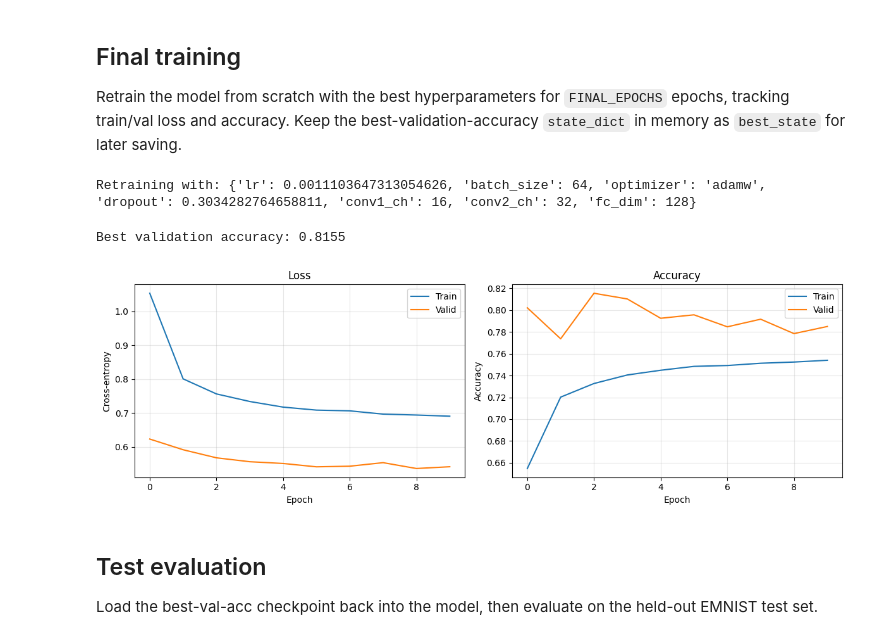
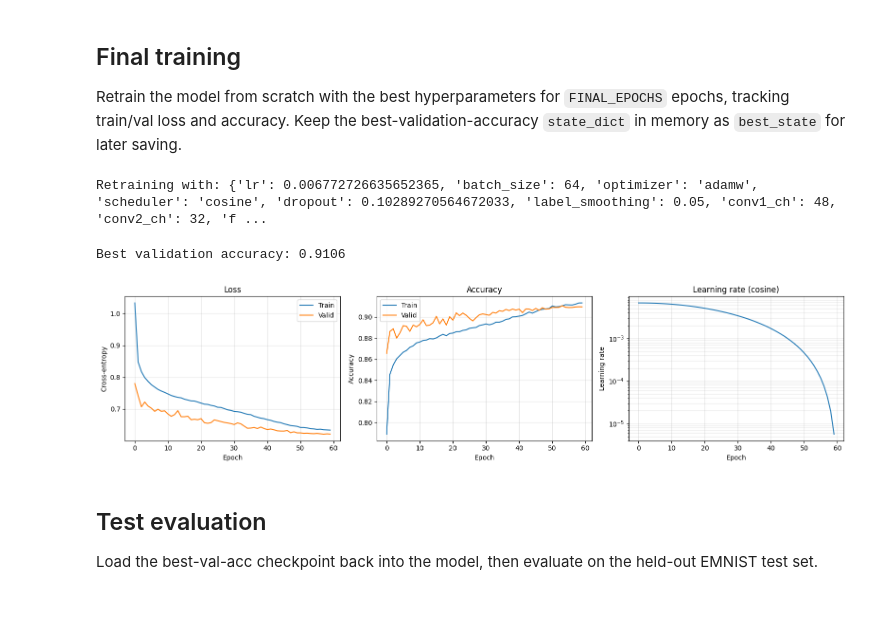
Before and after one commit to laharigandrapu11/crisp, a Jupyter notebook: stage1_ocr/recognition/train_recognition_cnn.ipynb, the cells around one changed output. Drawn from its saved outputs; the diff is of its cells as text; code cells hidden in the pictures; blank space fills up the shorter version.

Commit message:
Improved recognition model accuracy

```diff
--- a/stage1_ocr/recognition/train_recognition_cnn.ipynb
+++ b/stage1_ocr/recognition/train_recognition_cnn.ipynb
@@ -387,7 +434,7 @@ To keep the search tractable on a laptop, each trial trains on a **fixed 100K-sa
 # %%
 N_TRIALS = 20
 TUNING_EPOCHS = 3
-TUNING_TRAIN_SIZE = 100_000
+TUNING_TRAIN_SIZE = 25_000
 NUM_WORKERS = 0
 PIN_MEMORY = device.type == "mps"
 
@@ -413,12 +460,14 @@ def make_loaders(batch_size: int, tuning: bool):
 
 
 def objective(trial: optuna.Trial) -> float:
-    lr = trial.suggest_float("lr", 1e-4, 1e-2, log=True)
+    lr = trial.suggest_float("lr", 3e-4, 5e-2, log=True)
     batch_size = trial.suggest_categorical("batch_size", [64, 128, 256])
     optimizer_name = trial.suggest_categorical(
         "optimizer", ["adam", "adamw", "sgd_momentum"]
     )
-    dropout = trial.suggest_float("dropout", 0.1, 0.5)
+    scheduler_name = trial.suggest_categorical("scheduler", ["none", "cosine"])
+    dropout = trial.suggest_float("dropout", 0.1, 0.6)
+    label_smoothing = trial.suggest_categorical("label_smoothing", [0.0, 0.05, 0.1])
     conv1_ch = trial.suggest_categorical("conv1_ch", [16, 32, 48])
     conv2_ch = trial.suggest_categorical("conv2_ch", [32, 64, 96])
     fc_dim = trial.suggest_categorical("fc_dim", [128, 256])
@@ -427,7 +476,10 @@ def objective(trial: optuna.Trial) -> float:
         conv1_ch=conv1_ch, conv2_ch=conv2_ch, fc_dim=fc_dim, dropout=dropout,
     ).to(device)
     optimizer = build_optimizer(optimizer_name, model.parameters(), lr)
-    criterion = nn.CrossEntropyLoss(weight=class_weights)
+    scheduler = build_scheduler(scheduler_name, optimizer, total_epochs=TUNING_EPOCHS)
+    criterion = nn.CrossEntropyLoss(
+        weight=class_weights, label_smoothing=label_smoothing
+    )
 
     train_loader, val_loader = make_loaders(batch_size, tuning=True)
 
@@ -435,6 +487,8 @@ def objective(trial: optuna.Trial) -> float:
     for epoch in range(TUNING_EPOCHS):
         execute_trainstep(model, device, train_loader, criterion, optimizer)
         _, val_acc = validate(model, device, val_loader, criterion)
+        if scheduler is not None:
+            scheduler.step()
         best_val_acc = max(best_val_acc, val_acc)
 
         trial.report(val_acc, epoch)
@@ -494,7 +548,7 @@ Completed: 6, Pruned: 14
 
 Retrain the model from scratch with the best hyperparameters for `FINAL_EPOCHS` epochs, tracking train/val loss and accuracy. Keep the best-validation-accuracy `state_dict` in memory as `best_state` for later saving.
 # %%
-FINAL_EPOCHS = 10
+FINAL_EPOCHS = 60
 
 best_params = study.best_params
 print("Retraining with:", best_params)
@@ -508,7 +562,12 @@ model = RecognitionCNN(
 optimizer = build_optimizer(
     best_params["optimizer"], model.parameters(), best_params["lr"]
 )
-criterion = nn.CrossEntropyLoss(weight=class_weights)
+scheduler = build_scheduler(
+    best_params["scheduler"], optimizer, total_epochs=FINAL_EPOCHS
+)
+criterion = nn.CrossEntropyLoss(
+    weight=class_weights, label_smoothing=best_params["label_smoothing"]
+)
 
 train_loader, val_loader = make_loaders(best_params["batch_size"], tuning=False)
 test_loader = DataLoader(
@@ -518,15 +577,21 @@ test_loader = DataLoader(
 
 train_losses, valid_losses = [], []
 train_accs, valid_accs = [], []
+learning_rates: list[float] = []
 best_val_acc = 0.0
 best_state: dict | None = None
 
 pbar = tqdm(range(1, FINAL_EPOCHS + 1), desc="Training")
 for epoch in pbar:
+    current_lr = optimizer.param_groups[0]["lr"]
+    learning_rates.append(current_lr)
+
     tr_loss, tr_acc = execute_trainstep(
         model, device, train_loader, criterion, optimizer
     )
     va_loss, va_acc = validate(model, device, val_loader, criterion)
+    if scheduler is not None:
+        scheduler.step()
 
     train_losses.append(tr_loss)
     valid_losses.append(va_loss)
@@ -538,37 +603,45 @@ for epoch in pbar:
         best_state = copy.deepcopy(model.state_dict())
 
     pbar.set_postfix(
+        lr=f"{current_lr:.2e}",
         train_loss=f"{tr_loss:.4f}", val_loss=f"{va_loss:.4f}",
         train_acc=f"{tr_acc:.4f}", val_acc=f"{va_acc:.4f}",
     )
 
 print(f"\nBest validation accuracy: {best_val_acc:.4f}")
 # %% [output]
-Retraining with: {'lr': 0.0011103647313054626, 'batch_size': 64, 'optimizer': 'adamw', 'dropout': 0.3034282764658811, 'conv1_ch': 16, 'conv2_ch': 32, 'fc_dim': 128}
+Retraining with: {'lr': 0.006772726635652365, 'batch_size': 64, 'optimizer': 'adamw', 'scheduler': 'cosine', 'dropout': 0.10289270564672033, 'label_smoothing': 0.05, 'conv1_ch': 48, 'conv2_ch': 32, 'f ...
-Best validation accuracy: 0.8155
+Best validation accuracy: 0.9106
 # %%
-fig, axes = plt.subplots(1, 2, figsize=(12, 4))
+fig, axes = plt.subplots(1, 3, figsize=(16, 4))
 
 axes[0].plot(train_losses, label="Train")
 axes[0].plot(valid_losses, label="Valid")
 axes[0].set_xlabel("Epoch")
 axes[0].set_ylabel("Cross-entropy")
 axes[0].set_title("Loss")
 axes[0].legend()
 axes[0].grid(True, alpha=0.3)
 
 axes[1].plot(train_accs, label="Train")
 axes[1].plot(valid_accs, label="Valid")
 axes[1].set_xlabel("Epoch")
 axes[1].set_ylabel("Accuracy")
 axes[1].set_title("Accuracy")
 axes[1].legend()
 axes[1].grid(True, alpha=0.3)
 
+axes[2].plot(learning_rates)
+axes[2].set_xlabel("Epoch")
+axes[2].set_ylabel("Learning rate")
+axes[2].set_title(f"Learning rate ({best_params['scheduler']})")
+axes[2].set_yscale("log")
+axes[2].grid(True, alpha=0.3, which="both")
+
 plt.tight_layout()
 plt.show()
 # %% [output]
-[figure, old version]
+[figure, new version]
 # %% [markdown]
 ## Test evaluation
 
```
Also changed, not shown: parts of 22 cells of this notebook, 1 other file.
